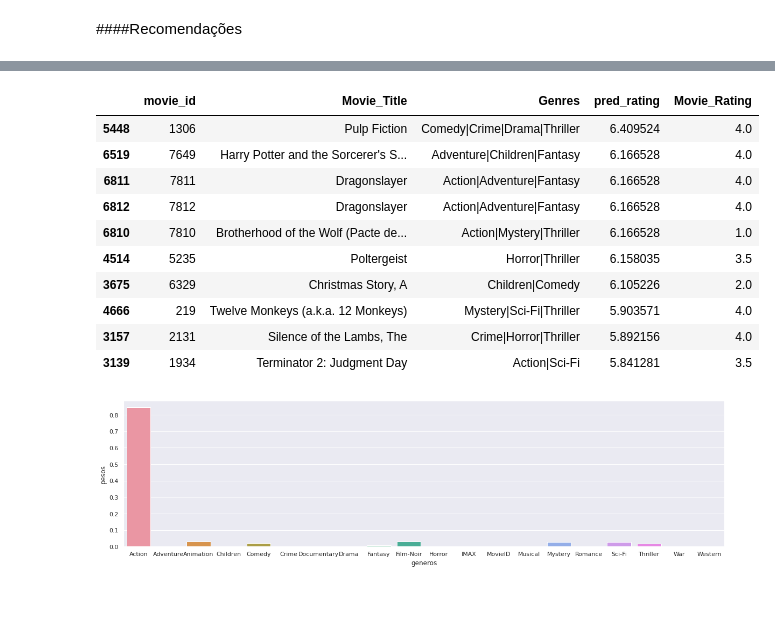
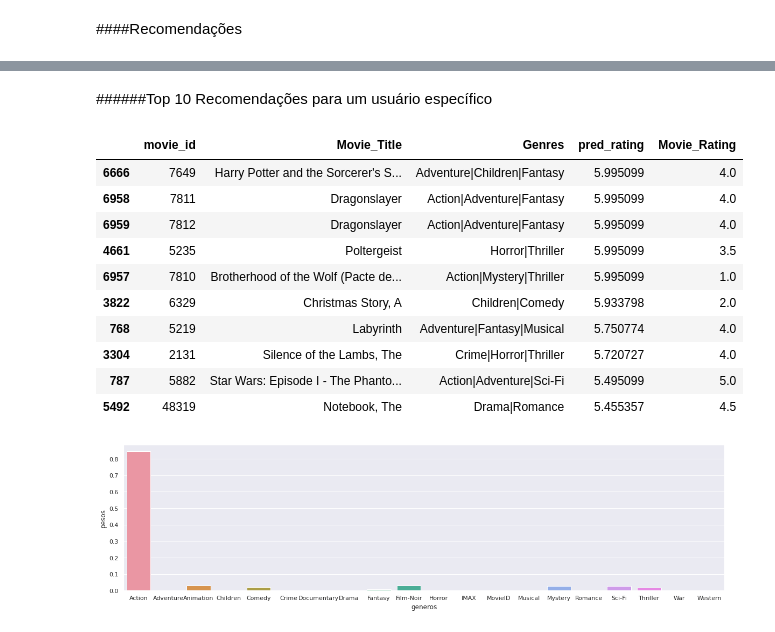
Before and after one commit to SamiraHabib/System_Recomendation_AV2-IA-, a Jupyter notebook: IA_AV2_2.ipynb, the cells around one changed output, grey strips where cells are left out. Drawn from its saved outputs; the diff is of its cells as text; code cells hidden in the pictures; blank space fills up the shorter version.

```diff
--- a/IA_AV2_2.ipynb
+++ b/IA_AV2_2.ipynb
@@ -456,10 +456,3 @@ RMSE: 0.2558
 0.2557741590021059
 # %% [markdown]
 ####Recomendações
-# %%
-teste = []
-for m in df.index:
-    teste.append( (-1,m,0) )
-
-predictions = modelo.test(teste)
-pd.DataFrame(predictions, columns=['user', 'movie_id', 'rating', 'pred_rating', 'details']).drop(['details'], axis=1)
@@ -484,20 +463,22 @@ def get_recommendations(best, ausentes, user, topN=10):
     df_preds = pd.DataFrame(predictions, columns=['user', 'movie_id', 'rating', 'pred_rating', 'details']).drop(['details'], axis=1)
     colunas = ['movie_id', 'Movie_Title', 'Genres', 'pred_rating', 'Movie_Rating']
     return df_preds.join(df, on='movie_id')[colunas].sort_values(by=['pred_rating','Movie_Rating'], ascending=False).head(topN)
+# %% [markdown]
+######Top 10 Recomendações para um usuário específico
 # %%
-get_recommendations(modelo, ausentes, user=1)
+get_recommendations(modelo, ausentes, user=4)
 # %% [output]
 |  | movie_id | Movie_Title | Genres | pred_rating | Movie_Rating |
-| 5448 | 1306 | Pulp Fiction | Comedy|Crime|Drama|Thriller | 6.409524 | 4.0 |
-| 6519 | 7649 | Harry Potter and the Sorcerer's S... | Adventure|Children|Fantasy | 6.166528 | 4.0 |
-| 6811 | 7811 | Dragonslayer | Action|Adventure|Fantasy | 6.166528 | 4.0 |
-| 6812 | 7812 | Dragonslayer | Action|Adventure|Fantasy | 6.166528 | 4.0 |
-| 6810 | 7810 | Brotherhood of the Wolf (Pacte de... | Action|Mystery|Thriller | 6.166528 | 1.0 |
-| 4514 | 5235 | Poltergeist | Horror|Thriller | 6.158035 | 3.5 |
-| 3675 | 6329 | Christmas Story, A | Children|Comedy | 6.105226 | 2.0 |
-| 4666 | 219 | Twelve Monkeys (a.k.a. 12 Monkeys) | Mystery|Sci-Fi|Thriller | 5.903571 | 4.0 |
-| 3157 | 2131 | Silence of the Lambs, The | Crime|Horror|Thriller | 5.892156 | 4.0 |
-| 3139 | 1934 | Terminator 2: Judgment Day | Action|Sci-Fi | 5.841281 | 3.5 |
+| 6666 | 7649 | Harry Potter and the Sorcerer's S... | Adventure|Children|Fantasy | 5.995099 | 4.0 |
+| 6958 | 7811 | Dragonslayer | Action|Adventure|Fantasy | 5.995099 | 4.0 |
+| 6959 | 7812 | Dragonslayer | Action|Adventure|Fantasy | 5.995099 | 4.0 |
+| 4661 | 5235 | Poltergeist | Horror|Thriller | 5.995099 | 3.5 |
+| 6957 | 7810 | Brotherhood of the Wolf (Pacte de... | Action|Mystery|Thriller | 5.995099 | 1.0 |
+| 3822 | 6329 | Christmas Story, A | Children|Comedy | 5.933798 | 2.0 |
+| 768 | 5219 | Labyrinth | Adventure|Fantasy|Musical | 5.750774 | 4.0 |
+| 3304 | 2131 | Silence of the Lambs, The | Crime|Horror|Thriller | 5.720727 | 4.0 |
+| 787 | 5882 | Star Wars: Episode I - The Phanto... | Action|Adventure|Sci-Fi | 5.495099 | 5.0 |
+| 5492 | 48319 | Notebook, The | Drama|Romance | 5.455357 | 4.5 |
 # %%
 plot_user_profile(create_user_profile(user=1))
 # %% [output]
```
Also changed, not shown: parts of 1 cell of this notebook.
